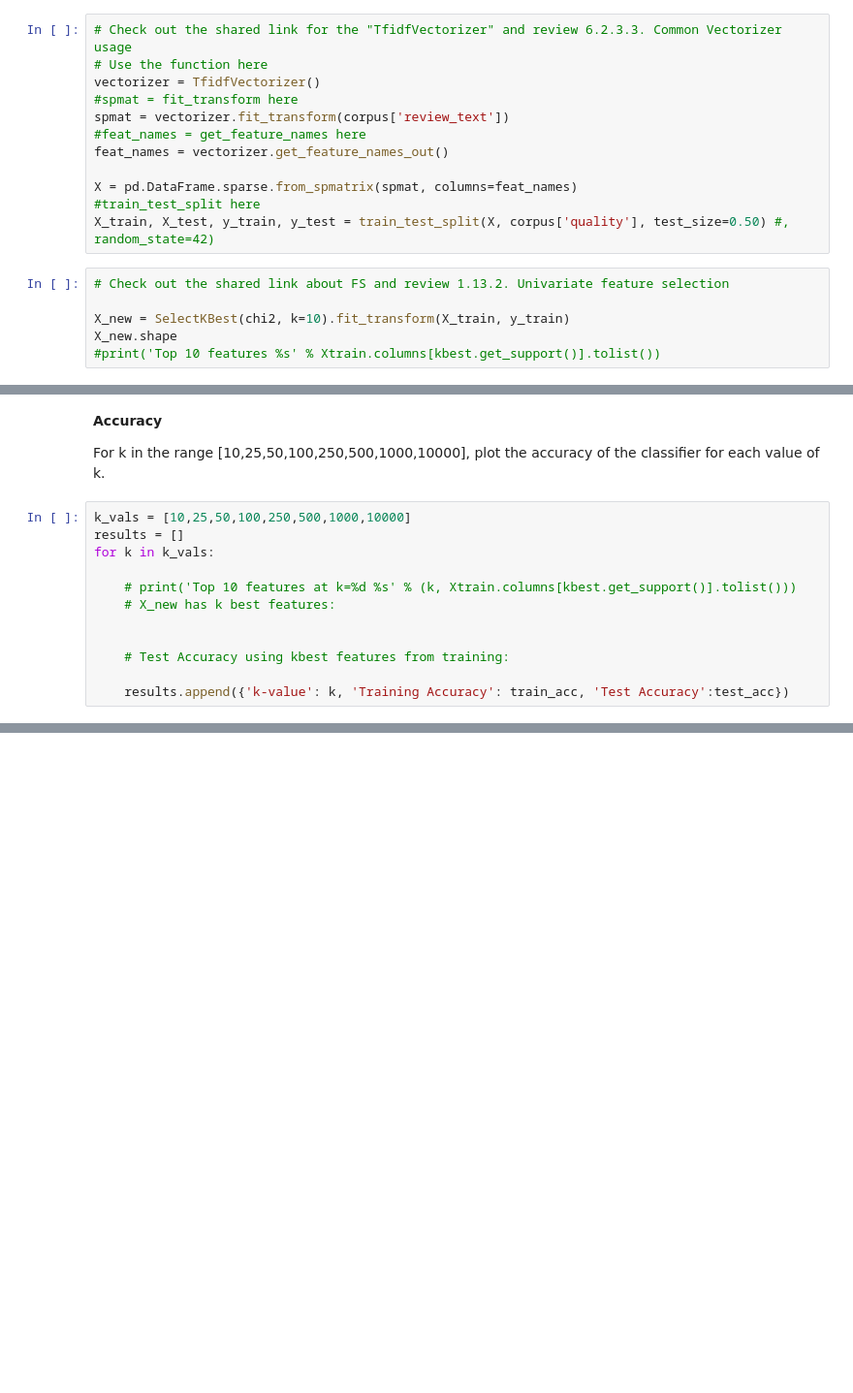
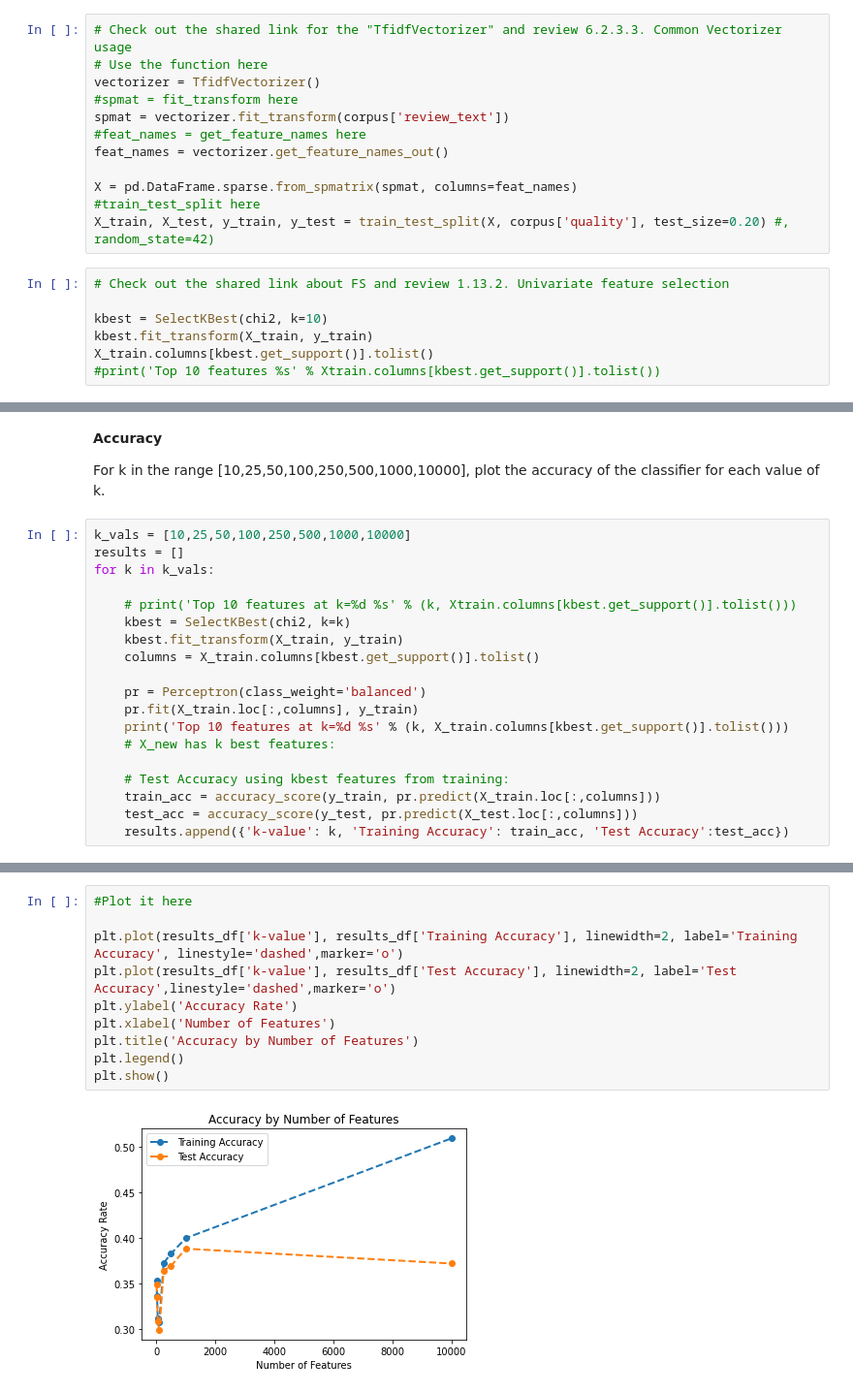
Before and after one commit to zachfreitas/ADS_504_Machine_Learning, a Jupyter notebook: Module_4/Assignment_4/Assignment_Guide_4.ipynb, the cells around one changed output, grey strips where cells are left out. Shown at 97% size. Drawn from its saved outputs; the diff is of its cells as text; blank space fills up the shorter version.

```diff
--- a/Module_4/Assignment_4/Assignment_Guide_4.ipynb
+++ b/Module_4/Assignment_4/Assignment_Guide_4.ipynb
@@ -464,11 +461,12 @@ feat_names = vectorizer.get_feature_names_out()
 
 X = pd.DataFrame.sparse.from_spmatrix(spmat, columns=feat_names)
 #train_test_split here
-X_train, X_test, y_train, y_test = train_test_split(X, corpus['quality'], test_size=0.50) #, random_state=42)
+X_train, X_test, y_train, y_test = train_test_split(X, corpus['quality'], test_size=0.20) #, random_state=42)
 # %%
 # Check out the shared link about FS and review 1.13.2. Univariate feature selection
 
-X_new = SelectKBest(chi2, k=10).fit_transform(X_train, y_train)
-X_new.shape
+kbest = SelectKBest(chi2, k=10)
+kbest.fit_transform(X_train, y_train)
+X_train.columns[kbest.get_support()].tolist()
 #print('Top 10 features %s' % Xtrain.columns[kbest.get_support()].tolist())
 # %% [output]
@@ -484,10 +491,17 @@ results = []
 for k in k_vals:
 
     # print('Top 10 features at k=%d %s' % (k, Xtrain.columns[kbest.get_support()].tolist()))
+    kbest = SelectKBest(chi2, k=k)
+    kbest.fit_transform(X_train, y_train)
+    columns = X_train.columns[kbest.get_support()].tolist()
+
+    pr = Perceptron(class_weight='balanced')
+    pr.fit(X_train.loc[:,columns], y_train)
+    print('Top 10 features at k=%d %s' % (k, X_train.columns[kbest.get_support()].tolist()))
     # X_new has k best features:
 
-
     # Test Accuracy using kbest features from training:
-
+    train_acc = accuracy_score(y_train, pr.predict(X_train.loc[:,columns]))
+    test_acc = accuracy_score(y_test, pr.predict(X_test.loc[:,columns]))
     results.append({'k-value': k, 'Training Accuracy': train_acc, 'Test Accuracy':test_acc})
 # %% [output]
@@ -499,0 +529,12 @@ results_df
+# %%
+#Plot it here
+
+plt.plot(results_df['k-value'], results_df['Training Accuracy'], linewidth=2, label='Training Accuracy', linestyle='dashed',marker='o')
+plt.plot(results_df['k-value'], results_df['Test Accuracy'], linewidth=2, label='Test Accuracy',linestyle='dashed',marker='o')
+plt.ylabel('Accuracy Rate')
+plt.xlabel('Number of Features')
+plt.title('Accuracy by Number of Features')
+plt.legend()
+plt.show()
+# %% [output]
+[figure, added]
```
Also changed, not shown: parts of 13 cells of this notebook.
